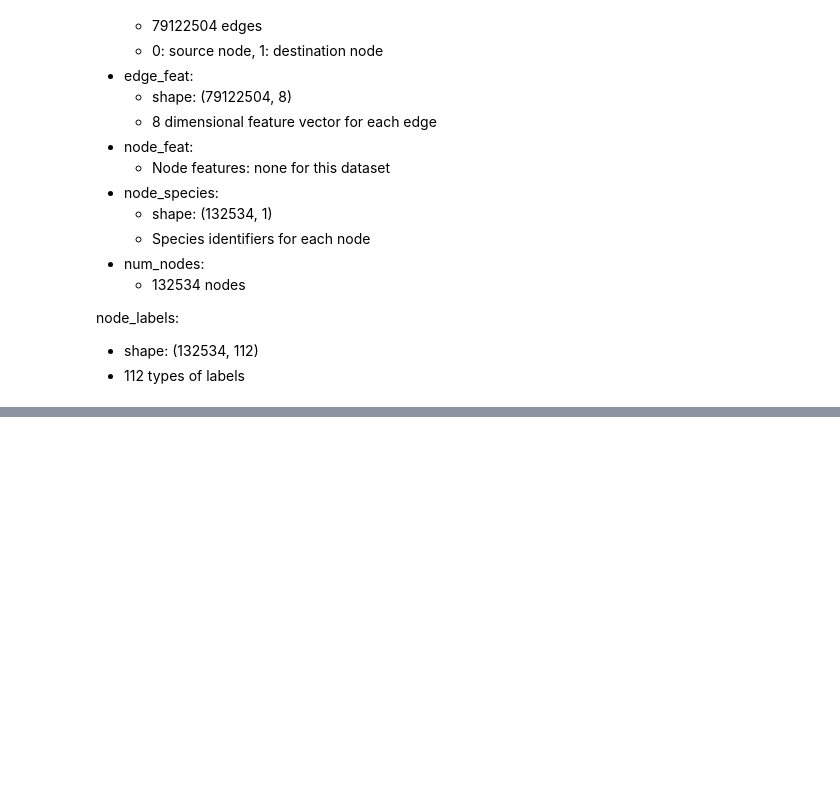
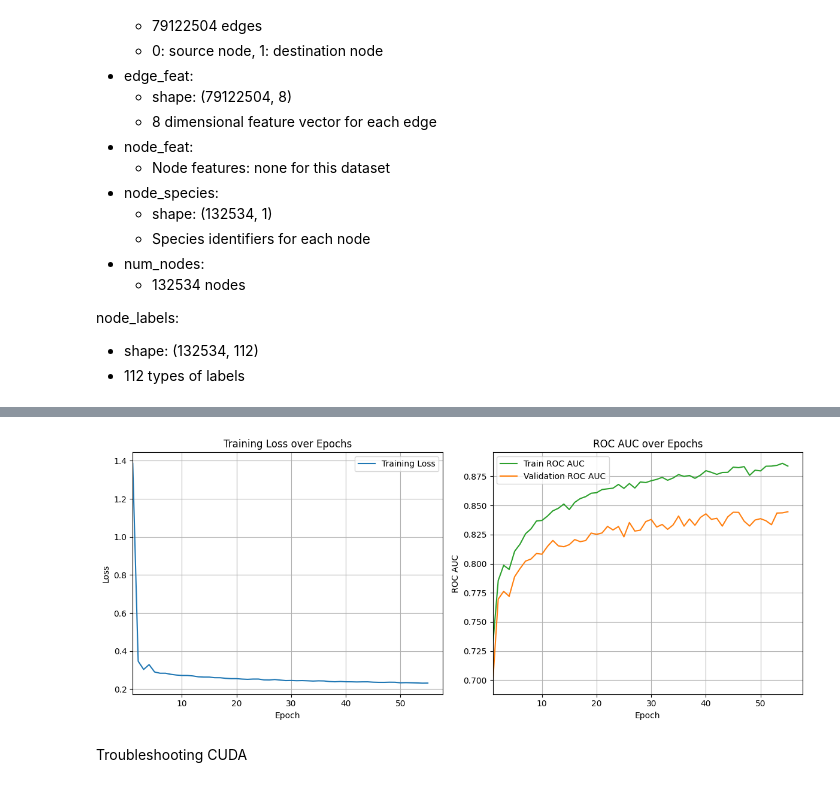
Before and after one commit to lo-calvin/Proteins_Node_Prediction, a Jupyter notebook: train.ipynb, the cells around one changed output, grey strips where cells are left out. Saved outputs shown, nothing was run; the diff lists cells and outputs as text; code cells hidden in the pictures; blank space fills up the shorter version.

```diff
--- a/train.ipynb
+++ b/train.ipynb
@@ -227,0 +315,51 @@ pyg_data = Data(edge_index=edge_index, edge_attr=edge_attr, y=node_labels, num_n
+# %%
+import pandas as pd
+
+# Load the CSV
+df = pd.read_csv('30layer_30epoch_results_lr_0.01.csv')
+
+# Extract values
+epochs = len(df)  # or df['epoch'].tolist() if you want the list
+train_losses = df['train_loss'].tolist()
+rocauc = list(zip(df['train_rocauc'], df['val_rocauc'], df['test_rocauc']))
+# %%
+import matplotlib.pyplot as plt
+# Unpack ROC AUCs
+train_rocauc_vals = [r[0] for r in rocauc]
+val_rocauc_vals = [r[1] for r in rocauc]
+test_rocauc_vals = [r[2] for r in rocauc]  # optional
+epochs = 55
+epochs_range = range(1, epochs + 1)
+
+plt.figure(figsize=(12, 5))
+
+# Plot training loss
+plt.subplot(1, 2, 1)
+plt.plot(epochs_range, train_losses, label='Training Loss', color='tab:blue')
+plt.xlabel('Epoch')
+plt.ylabel('Loss')
+plt.title('Training Loss over Epochs')
+plt.grid(True)
+# plt.ylim(bottom=0)
+plt.xlim(left=1)
+plt.legend()
+
+# Plot ROC AUCs
+plt.subplot(1, 2, 2)
+plt.plot(epochs_range, train_rocauc_vals, label='Train ROC AUC', color='tab:green')
+plt.plot(epochs_range, val_rocauc_vals, label='Validation ROC AUC', color='tab:orange')
+# plt.plot(epochs_range, test_rocauc_vals, label='Test ROC AUC', color='tab:red', linestyle='--')
+plt.xlabel('Epoch')
+plt.ylabel('ROC AUC')
+plt.title('ROC AUC over Epochs')
+plt.xlim(left=1)
+
+plt.grid(True)
+plt.legend()
+
+plt.tight_layout()
+plt.show()
+# %% [output]
+[figure, added]
+# %% [markdown]
+Troubleshooting CUDA
```
Also changed, not shown: parts of 14 cells of this notebook, 1 other file.
